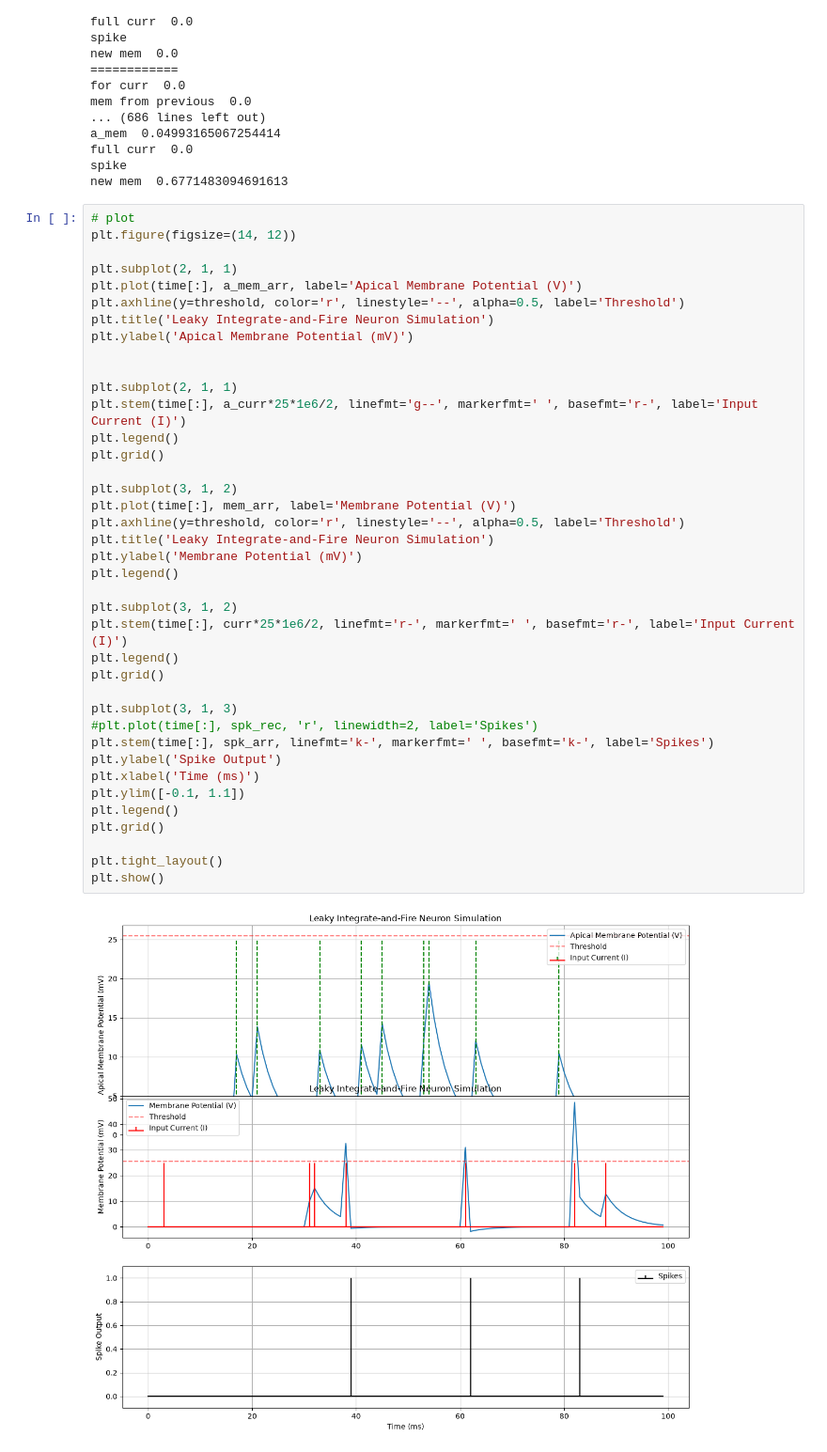
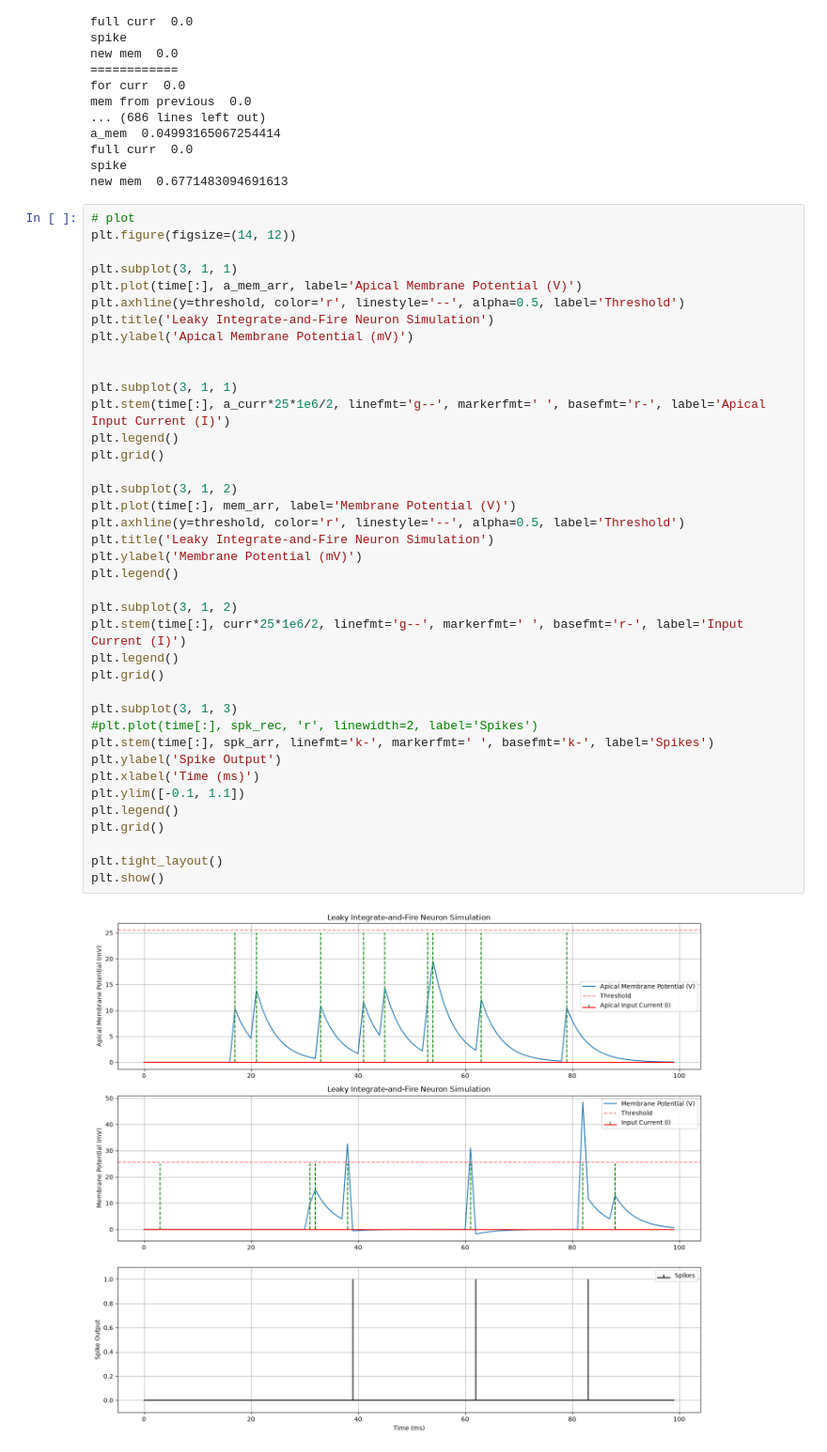
Before and after one commit to NotEnoughSnow/NeuroSandbox, a Jupyter notebook: cSNN/start.ipynb, the cells around one changed output. Shown at 94% size. Saved outputs shown, nothing was run; the diff lists cells and outputs as text.

```diff
--- a/cSNN/start.ipynb
+++ b/cSNN/start.ipynb
@@ -122,40 +124,40 @@ new mem  0.6771483094691613
 # plot
 plt.figure(figsize=(14, 12))
 
-plt.subplot(2, 1, 1)
+plt.subplot(3, 1, 1)
 plt.plot(time[:], a_mem_arr, label='Apical Membrane Potential (V)')
 plt.axhline(y=threshold, color='r', linestyle='--', alpha=0.5, label='Threshold')
 plt.title('Leaky Integrate-and-Fire Neuron Simulation')
 plt.ylabel('Apical Membrane Potential (mV)')
 
 
-plt.subplot(2, 1, 1)
-plt.stem(time[:], a_curr*25*1e6/2, linefmt='g--', markerfmt=' ', basefmt='r-', label='Input Current (I)')
+plt.subplot(3, 1, 1)
+plt.stem(time[:], a_curr*25*1e6/2, linefmt='g--', markerfmt=' ', basefmt='r-', label='Apical Input Current (I)')
 plt.legend()
 plt.grid()
 
 plt.subplot(3, 1, 2)
 plt.plot(time[:], mem_arr, label='Membrane Potential (V)')
 plt.axhline(y=threshold, color='r', linestyle='--', alpha=0.5, label='Threshold')
 plt.title('Leaky Integrate-and-Fire Neuron Simulation')
 plt.ylabel('Membrane Potential (mV)')
 plt.legend()
 
 plt.subplot(3, 1, 2)
-plt.stem(time[:], curr*25*1e6/2, linefmt='r-', markerfmt=' ', basefmt='r-', label='Input Current (I)')
+plt.stem(time[:], curr*25*1e6/2, linefmt='g--', markerfmt=' ', basefmt='r-', label='Input Current (I)')
 plt.legend()
 plt.grid()
 
 plt.subplot(3, 1, 3)
 #plt.plot(time[:], spk_rec, 'r', linewidth=2, label='Spikes')
 plt.stem(time[:], spk_arr, linefmt='k-', markerfmt=' ', basefmt='k-', label='Spikes')
 plt.ylabel('Spike Output')
 plt.xlabel('Time (ms)')
 plt.ylim([-0.1, 1.1])
 plt.legend()
 plt.grid()
 
 plt.tight_layout()
 plt.show()
 # %% [output]
-[figure, old version]
+[figure, new version]
```
Also changed, not shown: parts of 4 cells of this notebook.
